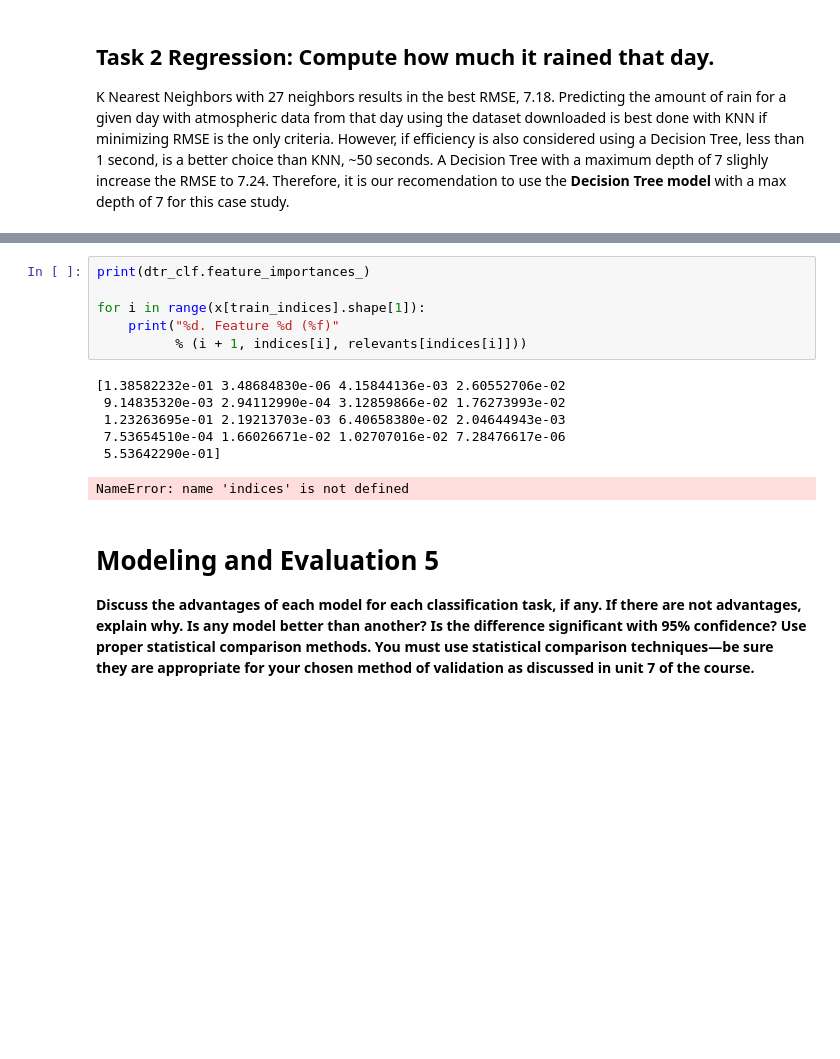
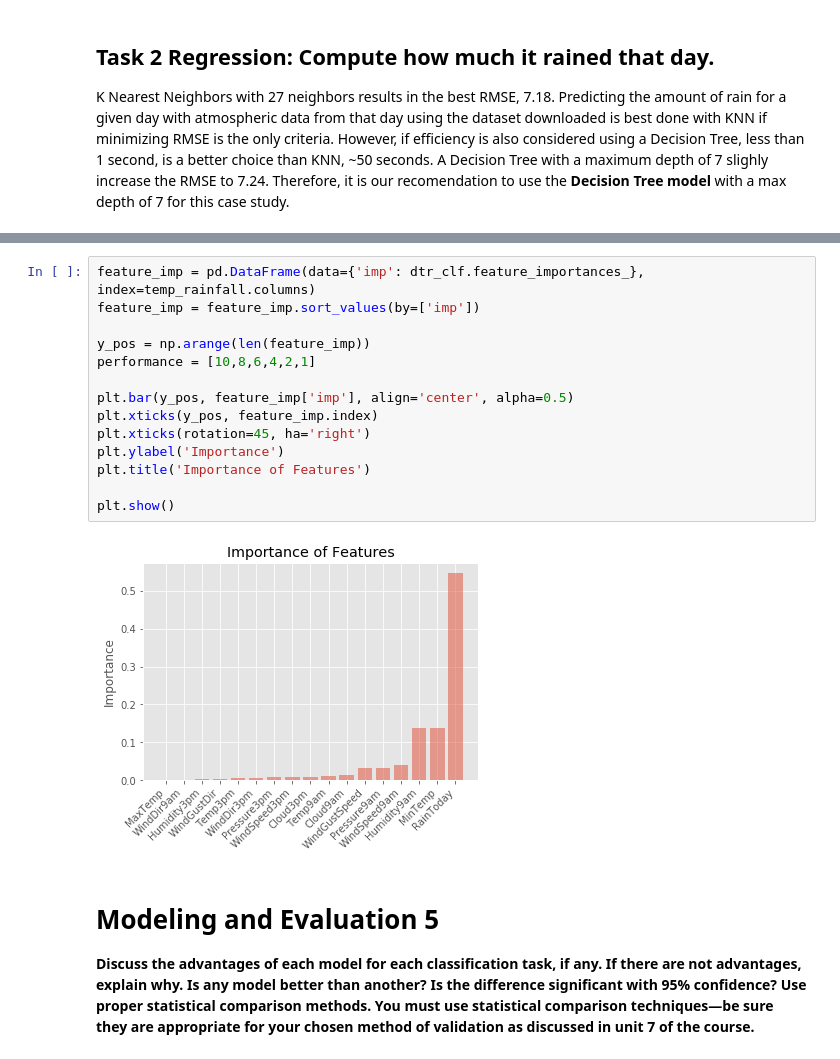
Before and after one commit to jpafford/Data_Mining_7331, a Jupyter notebook: Lab Two Classification.ipynb, the cells around one changed output, grey strips where cells are left out. Cells and saved outputs as stored; diff of their text form; blank space fills up the shorter version.

Commit message:
Feature importance for Decision Tree Task

```diff
--- a/Lab Two Classification.ipynb
+++ b/Lab Two Classification.ipynb
@@ -713,16 +713,19 @@ RMSE of Decision Tree with a max depth of 7 is: 7.73392
-# %%
-print(dtr_clf.feature_importances_)
-
-for i in range(x[train_indices].shape[1]):
-    print("%d. Feature %d (%f)"
-          % (i + 1, indices[i], relevants[indices[i]]))
-# %% [output]
-[1.38582232e-01 3.48684830e-06 4.15844136e-03 2.60552706e-02
- 9.14835320e-03 2.94112990e-04 3.12859866e-02 1.76273993e-02
- 1.23263695e-01 2.19213703e-03 6.40658380e-02 2.04644943e-03
- 7.53654510e-04 1.66026671e-02 1.02707016e-02 7.28476617e-06
- 5.53642290e-01]
-NameError: name 'indices' is not defined
+# %%
+feature_imp = pd.DataFrame(data={'imp': dtr_clf.feature_importances_}, index=temp_rainfall.columns)
+feature_imp = feature_imp.sort_values(by=['imp'])
+
+y_pos = np.arange(len(feature_imp))
+performance = [10,8,6,4,2,1]
+
+plt.bar(y_pos, feature_imp['imp'], align='center', alpha=0.5)
+plt.xticks(y_pos, feature_imp.index)
+plt.xticks(rotation=45, ha='right')
+plt.ylabel('Importance')
+plt.title('Importance of Features')
+
+plt.show()
+# %% [output]
+[figure, added]
 # %% [markdown]
 # Modeling and Evaluation 5
 <b>Discuss the advantages of each model for each classification task, if any. If there are not advantages, explain why. Is any model better than another? Is the difference significant with 95% confidence? Use proper statistical comparison methods. You must use statistical comparison techniques—be sure they are appropriate for your chosen method of validation as discussed in unit 7 of the course.</b>
```
Also changed, not shown: parts of 2 cells of this notebook.
